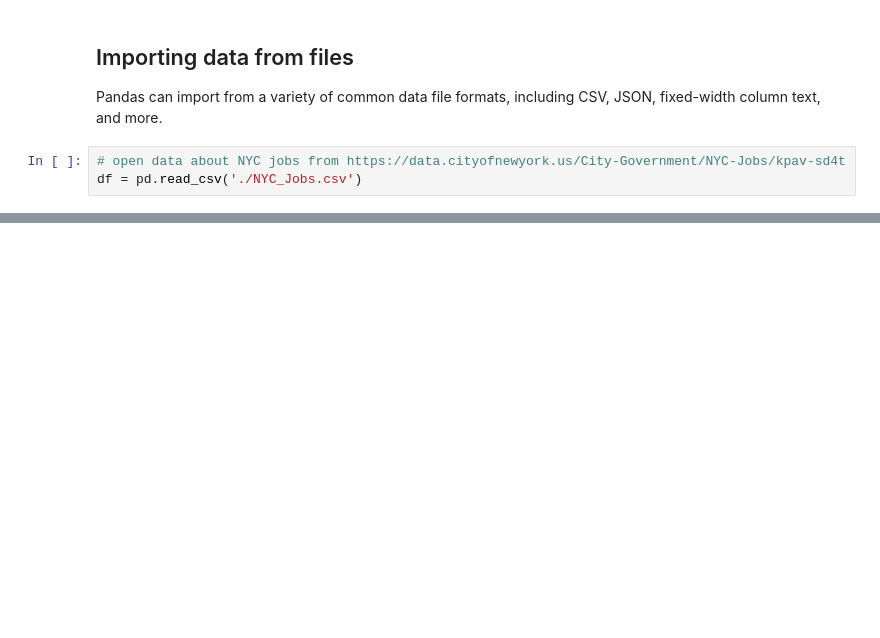
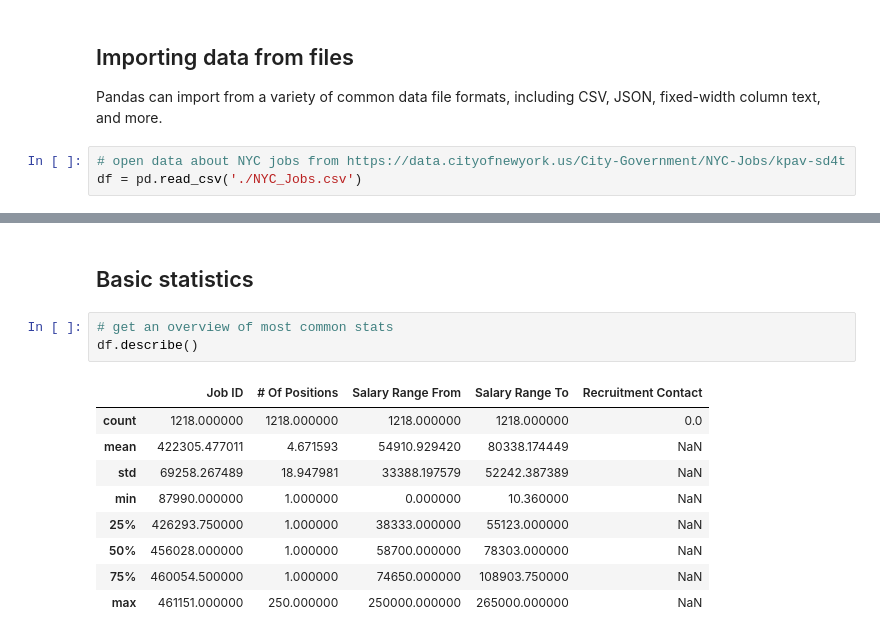
Before and after one commit to nyu-database-design/course-materials, a Jupyter notebook: docs/files/jupyter/pandas_dataframe.ipynb, the cells around one changed output, grey strips where cells are left out. Saved outputs shown, nothing was run; the diff lists cells and outputs as text; blank space fills up the shorter version.

```diff
--- a/docs/files/jupyter/pandas_dataframe.ipynb
+++ b/docs/files/jupyter/pandas_dataframe.ipynb
@@ -161,0 +277,15 @@ df[ (df['Posting Type'] == 'External') & (df['Salary Frequency'] == 'Annual') &
+# %% [markdown]
+## Basic statistics
+# %%
+# get an overview of most common stats
+df.describe()
+# %% [output]
+|  | Job ID | # Of Positions | Salary Range From | Salary Range To | Recruitment Contact |
+| count | 1218.000000 | 1218.000000 | 1218.000000 | 1218.000000 | 0.0 |
+| mean | 422305.477011 | 4.671593 | 54910.929420 | 80338.174449 | NaN |
+| std | 69258.267489 | 18.947981 | 33388.197579 | 52242.387389 | NaN |
+| min | 87990.000000 | 1.000000 | 0.000000 | 10.360000 | NaN |
+| 25% | 426293.750000 | 1.000000 | 38333.000000 | 55123.000000 | NaN |
+| 50% | 456028.000000 | 1.000000 | 58700.000000 | 78303.000000 | NaN |
+| 75% | 460054.500000 | 1.000000 | 74650.000000 | 108903.750000 | NaN |
+| max | 461151.000000 | 250.000000 | 250000.000000 | 265000.000000 | NaN |
```
Also changed, not shown: parts of 26 cells of this notebook, 1 other file.
